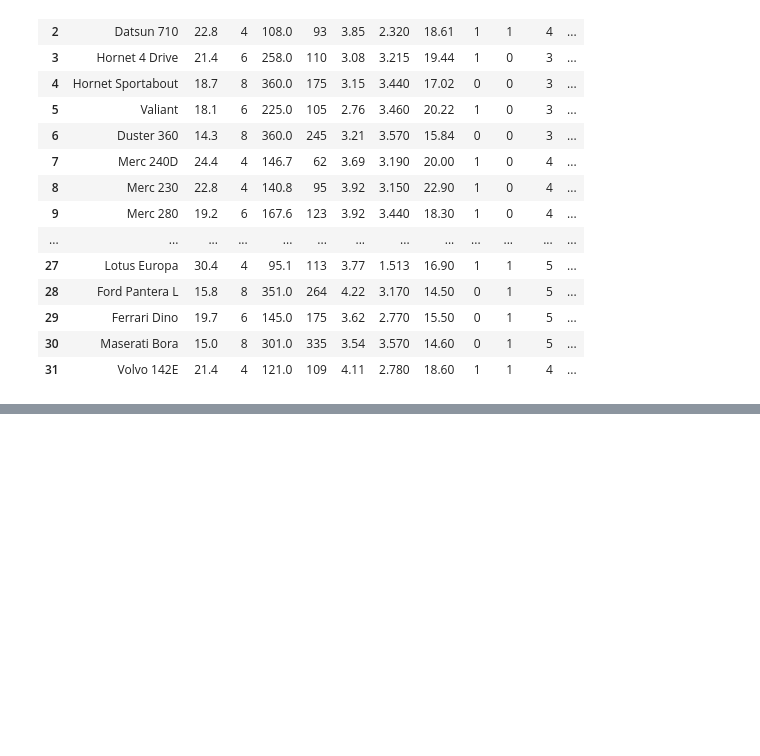
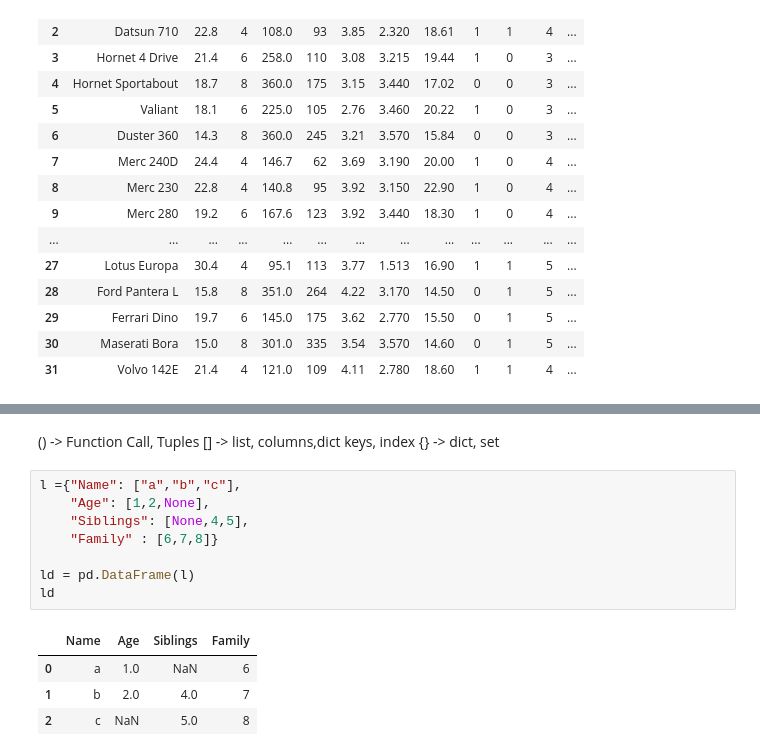
Before and after one commit to chuck-ankit/Python, a Jupyter notebook: Miscellaneous/Learning/04_Pandas_array.ipynb, the cells around one changed output, grey strips where cells are left out. Cells and saved outputs as stored; diff of their text form; blank space fills up the shorter version.

```diff
--- a/Miscellaneous/Learning/04_Pandas_array.ipynb
+++ b/Miscellaneous/Learning/04_Pandas_array.ipynb
@@ -395,0 +438,17 @@ cars.describe()
+# %% [markdown]
+() -> Function Call, Tuples
+[] -> list, columns,dict keys, index
+{} -> dict, set
+# %%
+l ={"Name": ["a","b","c"],
+    "Age": [1,2,None],
+    "Siblings": [None,4,5],
+    "Family" : [6,7,8]}
+
+ld = pd.DataFrame(l)
+ld
+# %% [output]
+|  | Name | Age | Siblings | Family |
+| 0 | a | 1.0 | NaN | 6 |
+| 1 | b | 2.0 | 4.0 | 7 |
+| 2 | c | NaN | 5.0 | 8 |
```
Also changed, not shown: parts of 4 cells of this notebook.
